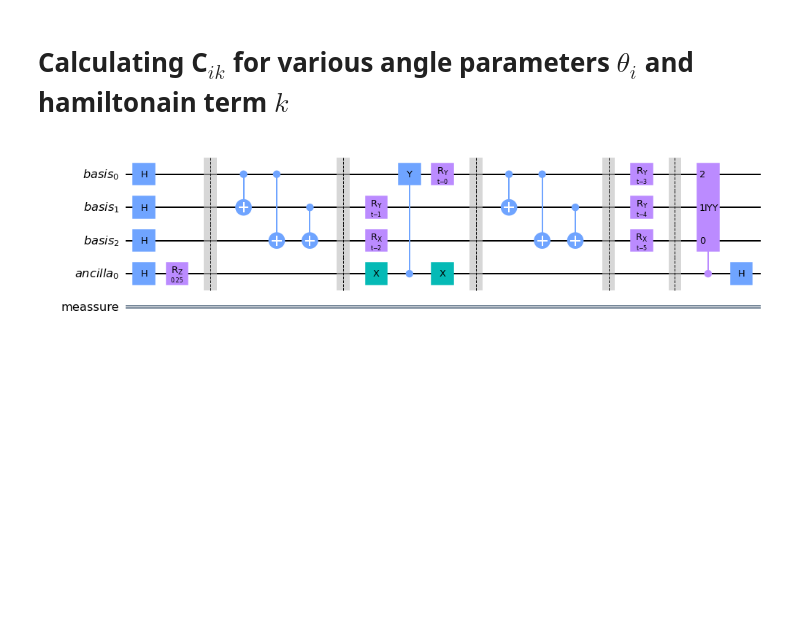
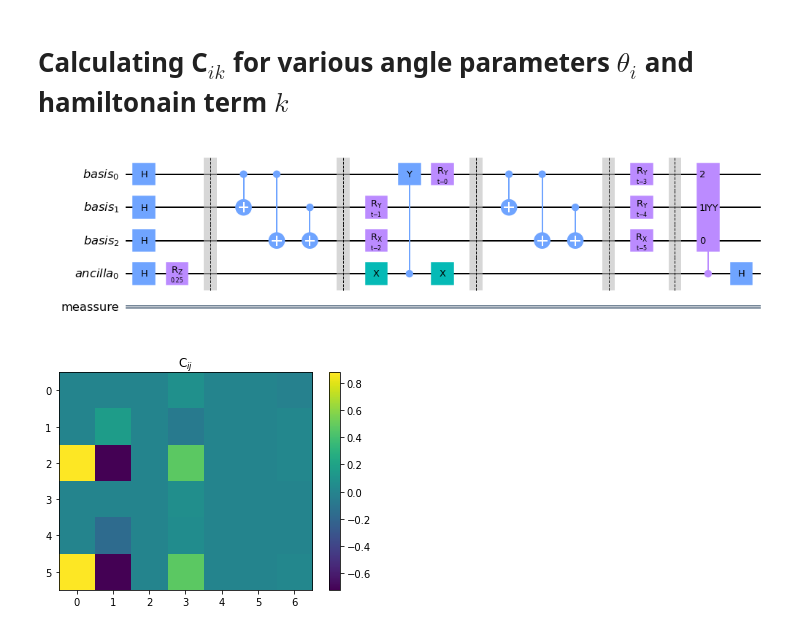
Before and after one commit to santoshkumarradha/stochastic-qc, a Jupyter notebook: Wick space evolution/wicks-test-01.ipynb, the cells around one changed output. Cells and saved outputs as stored; diff of their text form; code cells hidden in the pictures; blank space fills up the shorter version.

```diff
--- a/Wick space evolution/wicks-test-01.ipynb
+++ b/Wick space evolution/wicks-test-01.ipynb
@@ -89,3 +91,16 @@ Determinant of A =  0.0
 wick.circuit_cik[0][2].draw('mpl')
 # %% [output]
 [figure]
+# %%
+C=np.zeros((wick.num_parameters,wick.num_ham_terms))
+for i in range(wick.num_parameters):
+    for j in range(wick.num_ham_terms):
+        state,p=wick.get_final_state_ik(angles,[i,j])
+        C[i,j]=2*p['0']-1
+# %%
+plt.imshow(C)
+plt.colorbar()
+plt.title("C$_{ij}$")
+plt.show()
+# %% [output]
+[figure, added]
```
Also changed, not shown: parts of 3 cells of this notebook, 2 other files.
